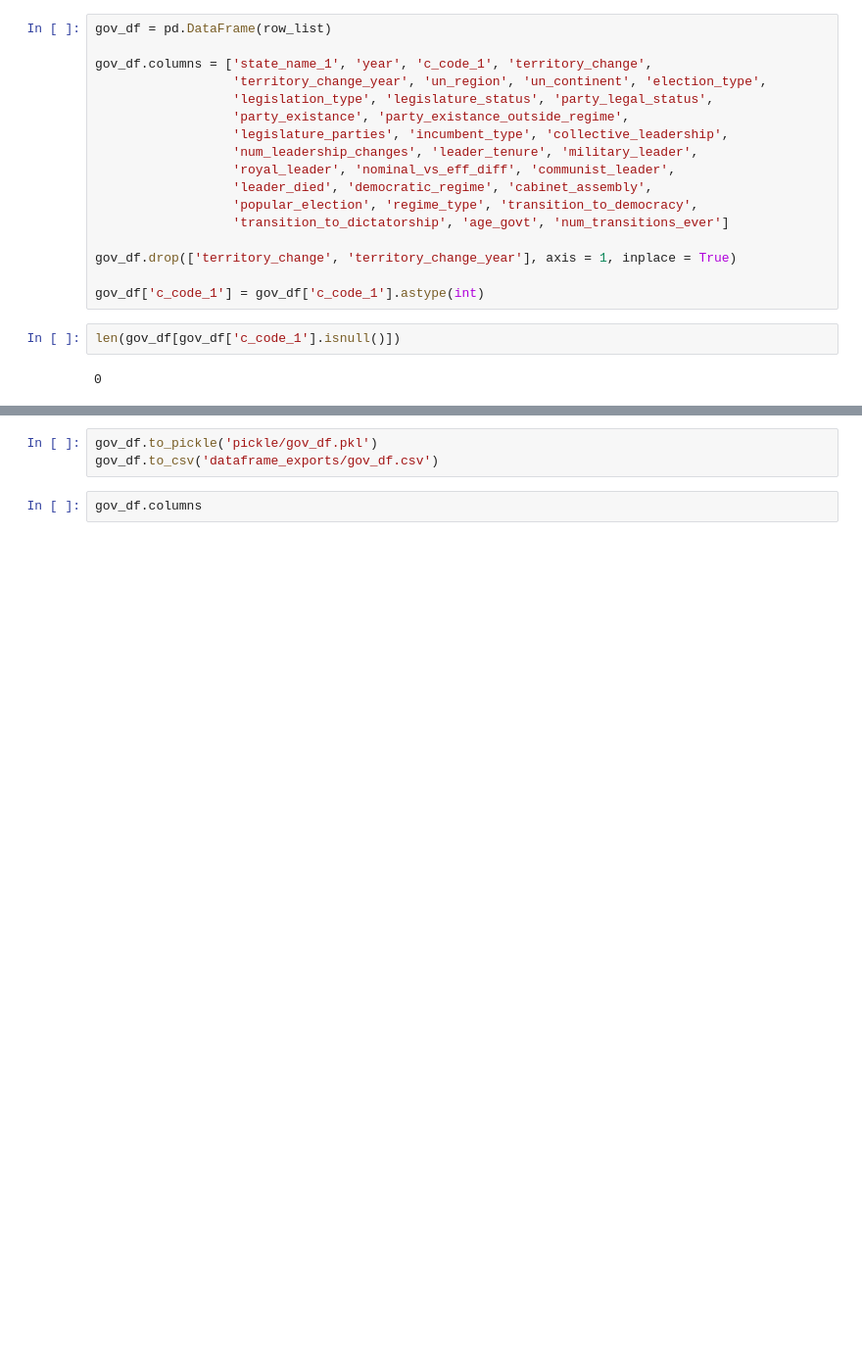
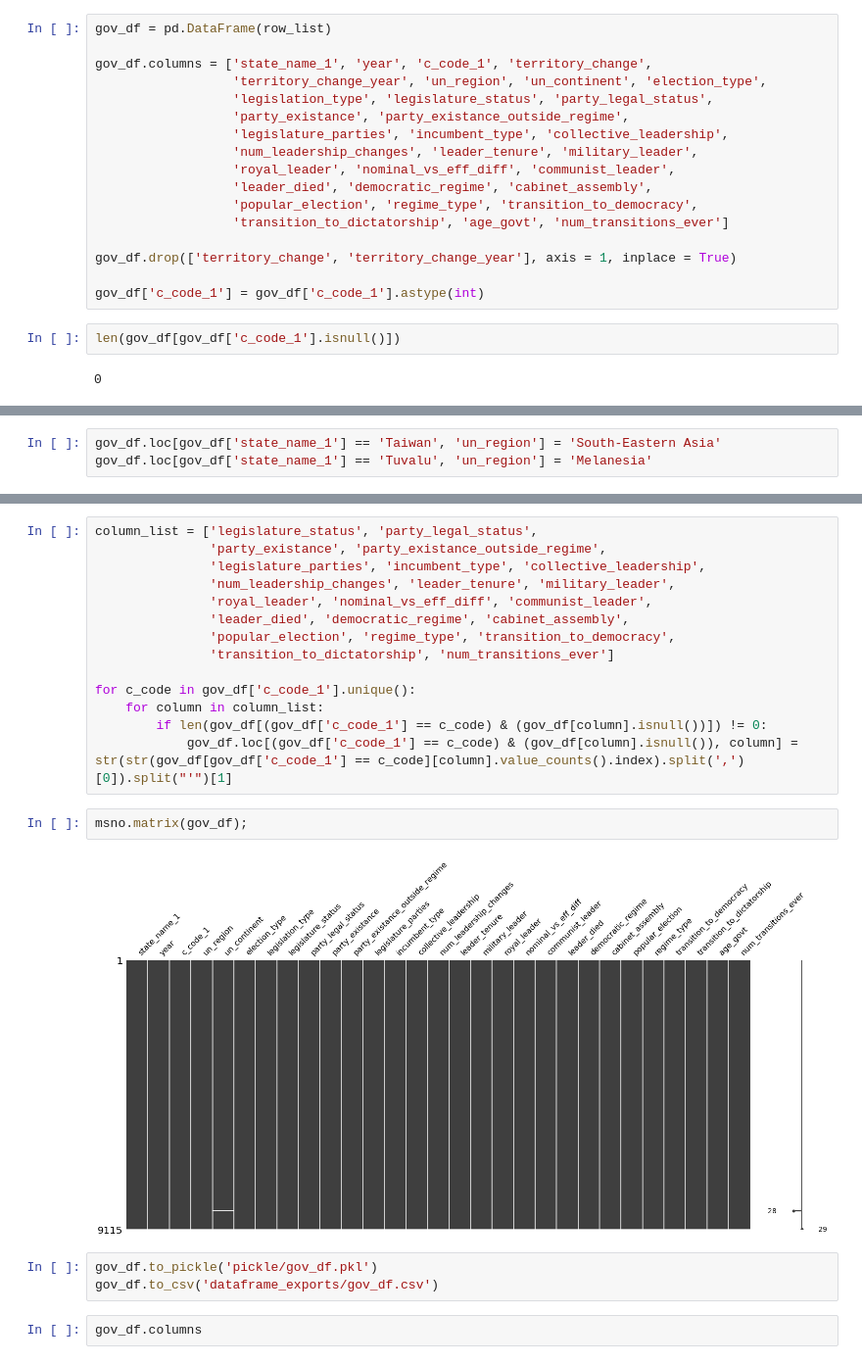
Before and after one commit to cyaris/international_armed_conflict, a Jupyter notebook: COW Democracy and Dictatorship | Data Clean.ipynb, the cells around one changed output, grey strips where cells are left out. Shown: that part at 98% size. Cells and saved outputs as stored; diff of their text form; blank space fills up the shorter version.

```diff
--- a/COW Democracy and Dictatorship | Data Clean.ipynb
+++ b/COW Democracy and Dictatorship | Data Clean.ipynb
@@ -205,0 +197,3 @@ gov_df.loc[gov_df['transition_to_dictatorship'] == 1, 'transition_to_dictatorshi
+# %%
+gov_df.loc[gov_df['state_name_1'] == 'Taiwan', 'un_region'] = 'South-Eastern Asia'
+gov_df.loc[gov_df['state_name_1'] == 'Tuvalu', 'un_region'] = 'Melanesia'
@@ -206,3 +202,21 @@ gov_df.loc[gov_df['transition_to_dictatorship'] == 1, 'transition_to_dictatorshi
+# %%
+column_list = ['legislature_status', 'party_legal_status',
+               'party_existance', 'party_existance_outside_regime',
+               'legislature_parties', 'incumbent_type', 'collective_leadership',
+               'num_leadership_changes', 'leader_tenure', 'military_leader',
+               'royal_leader', 'nominal_vs_eff_diff', 'communist_leader',
+               'leader_died', 'democratic_regime', 'cabinet_assembly',
+               'popular_election', 'regime_type', 'transition_to_democracy',
+               'transition_to_dictatorship', 'num_transitions_ever']
+
+for c_code in gov_df['c_code_1'].unique():
+    for column in column_list:
+        if len(gov_df[(gov_df['c_code_1'] == c_code) & (gov_df[column].isnull())]) != 0:
+            gov_df.loc[(gov_df['c_code_1'] == c_code) & (gov_df[column].isnull()), column] = str(str(gov_df[gov_df['c_code_1'] == c_code][column].value_counts().index).split(',')[0]).split("'")[1]
+# %%
+msno.matrix(gov_df);
+# %% [output]
+[figure, added]
 # %%
 gov_df.to_pickle('pickle/gov_df.pkl')
 gov_df.to_csv('dataframe_exports/gov_df.csv')
```
Also changed, not shown: parts of 15 cells of this notebook, 10 other files.
